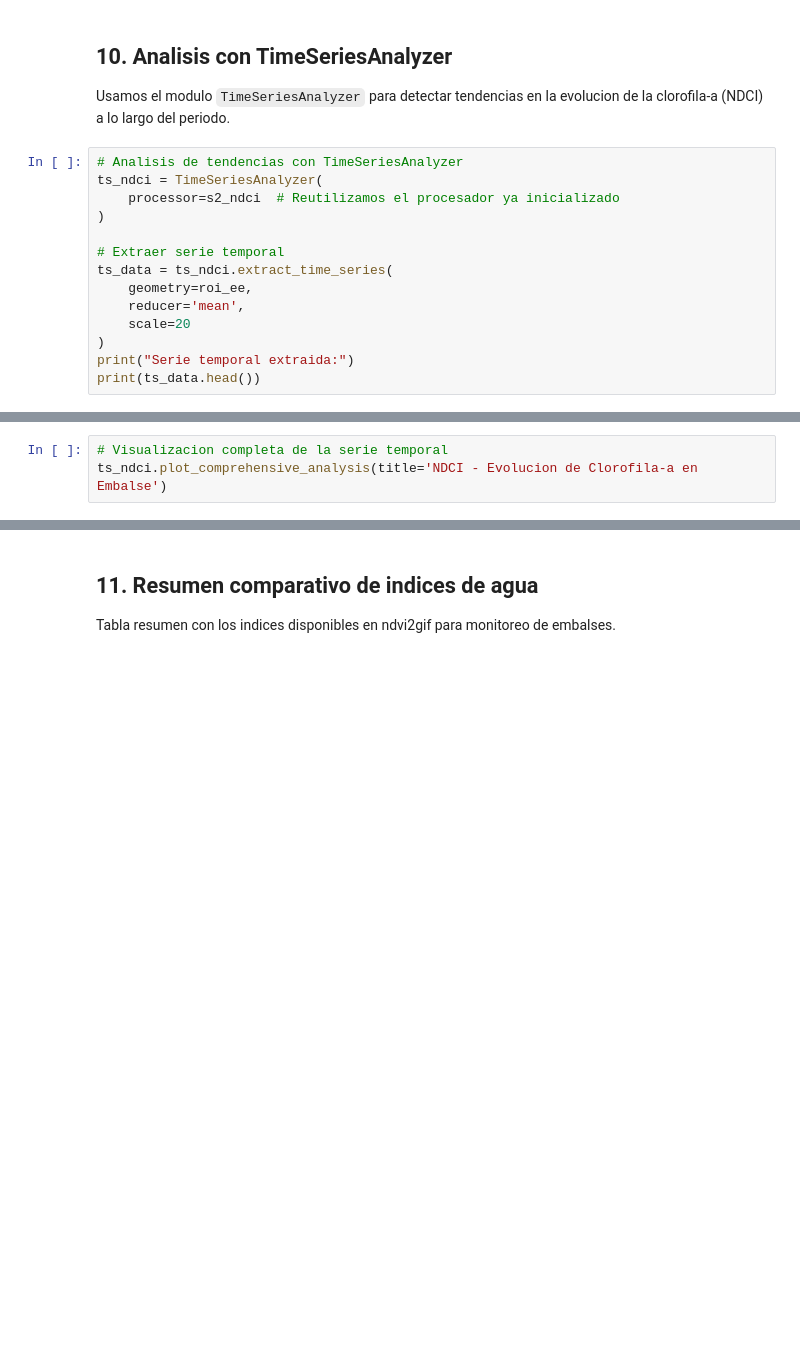
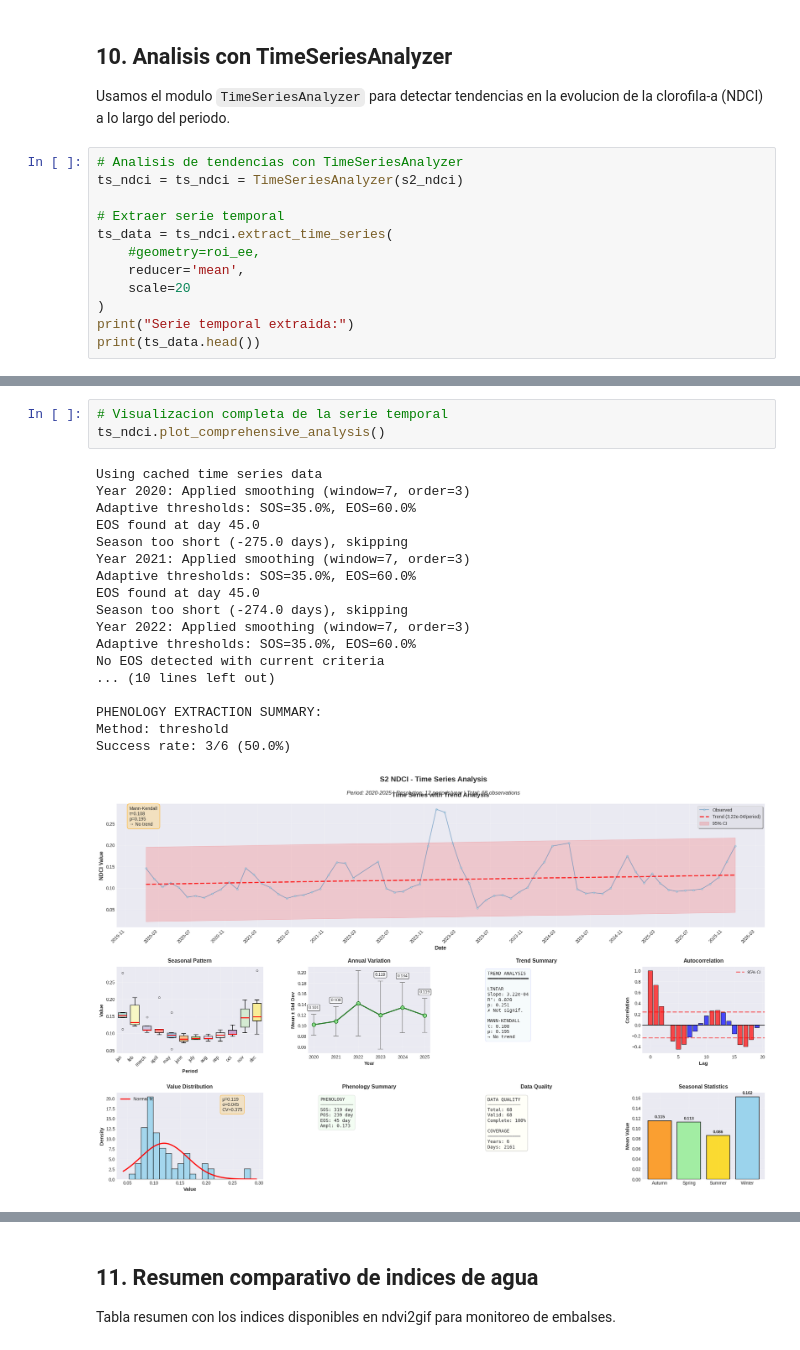
Before and after one commit to Digdgeo/Ndvi2Gif, a Jupyter notebook: examples_notebooks/Water_Quality_Embalses.ipynb, the cells around one changed output, grey strips where cells are left out. Saved outputs shown, nothing was run; the diff lists cells and outputs as text; blank space fills up the shorter version.

```diff
--- a/examples_notebooks/Water_Quality_Embalses.ipynb
+++ b/examples_notebooks/Water_Quality_Embalses.ipynb
@@ -568,13 +781,11 @@ Usamos el modulo `TimeSeriesAnalyzer` para detectar tendencias
 en la evolucion de la clorofila-a (NDCI) a lo largo del periodo.
 # %%
 # Analisis de tendencias con TimeSeriesAnalyzer
-ts_ndci = TimeSeriesAnalyzer(
-    processor=s2_ndci  # Reutilizamos el procesador ya inicializado
-)
+ts_ndci = ts_ndci = TimeSeriesAnalyzer(s2_ndci)
 
 # Extraer serie temporal
 ts_data = ts_ndci.extract_time_series(
-    geometry=roi_ee,
+    #geometry=roi_ee,
     reducer='mean',
     scale=20
 )
@@ -594,3 +820,22 @@ else:
 # %%
 # Visualizacion completa de la serie temporal
-ts_ndci.plot_comprehensive_analysis(title='NDCI - Evolucion de Clorofila-a en Embalse')
+ts_ndci.plot_comprehensive_analysis()
+# %% [output]
+Using cached time series data
+Year 2020: Applied smoothing (window=7, order=3)
+Adaptive thresholds: SOS=35.0%, EOS=60.0%
+EOS found at day 45.0
+Season too short (-275.0 days), skipping
+Year 2021: Applied smoothing (window=7, order=3)
+Adaptive thresholds: SOS=35.0%, EOS=60.0%
+EOS found at day 45.0
+Season too short (-274.0 days), skipping
+Year 2022: Applied smoothing (window=7, order=3)
+Adaptive thresholds: SOS=35.0%, EOS=60.0%
+No EOS detected with current criteria
+... (10 lines left out)
+
+PHENOLOGY EXTRACTION SUMMARY:
+Method: threshold
+Success rate: 3/6 (50.0%)
+[figure, added]
```
Also changed, not shown: parts of 25 cells of this notebook.
